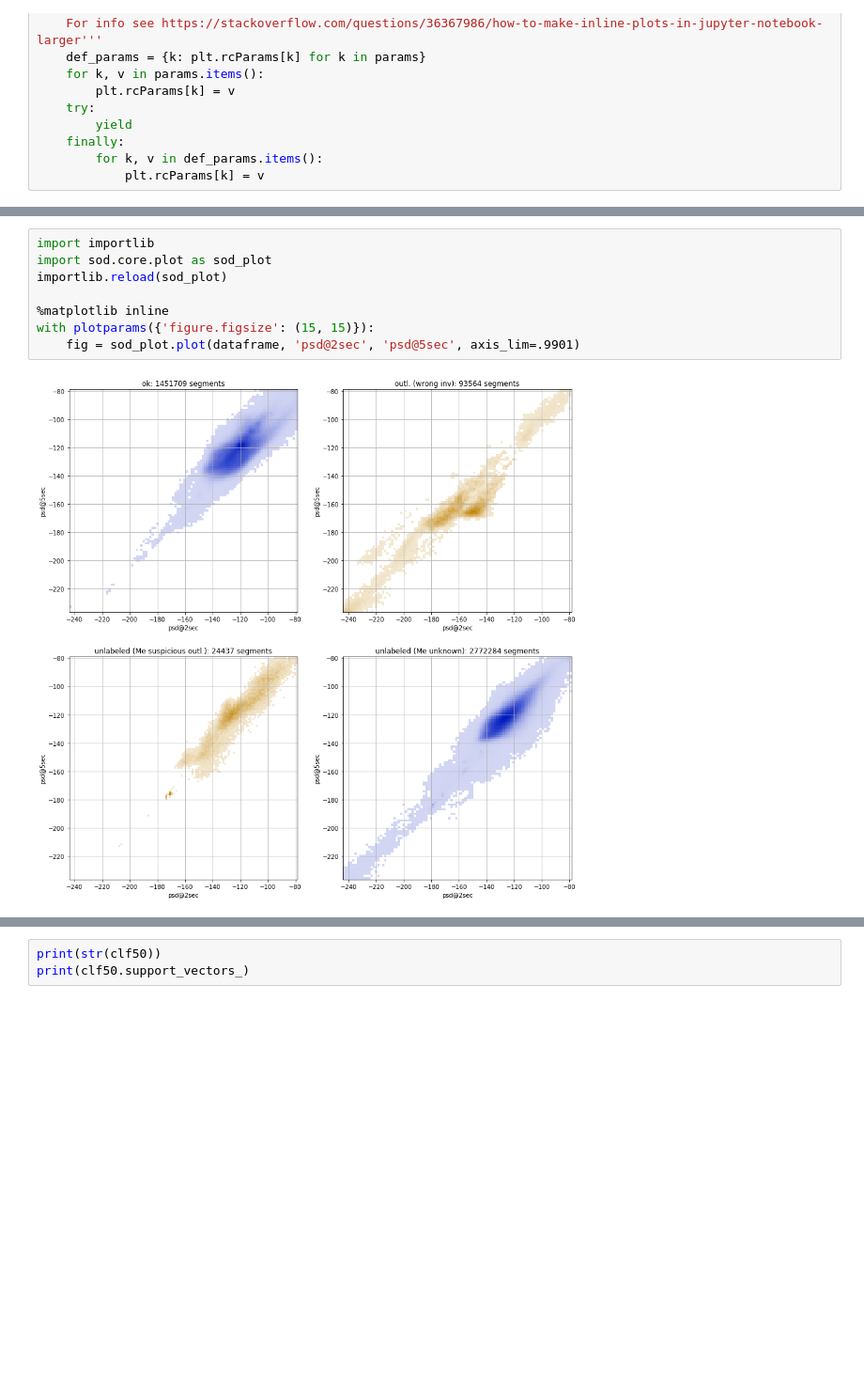
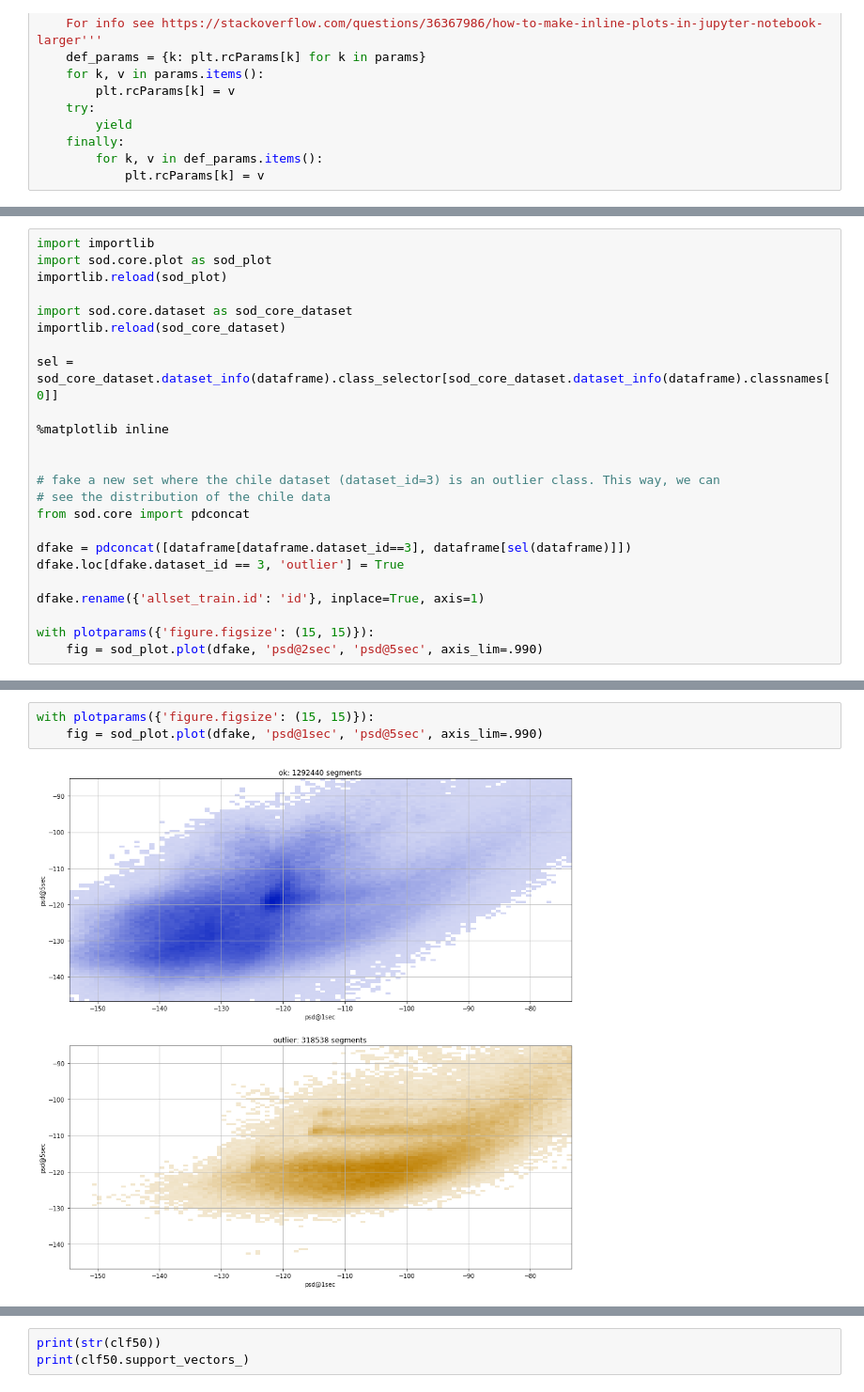
Before and after one commit to rizac/sod, a Jupyter notebook: sod/jupyter/Inspect.dataset.allset_train.ipynb, the cells around one changed output, grey strips where cells are left out. Shown: that part at 94% size. Saved outputs shown, nothing was run; the diff lists cells and outputs as text; blank space fills up the shorter version.

Commit message:
evaluation allset

```diff
--- a/sod/jupyter/Inspect.dataset.allset_train.ipynb
+++ b/sod/jupyter/Inspect.dataset.allset_train.ipynb
@@ -72,0 +132,24 @@ with plotparams({'figure.figsize': (15, 15)}):
+# %%
+import importlib
+import sod.core.plot as sod_plot
+importlib.reload(sod_plot)
+
+import sod.core.dataset as sod_core_dataset
+importlib.reload(sod_core_dataset)
+
+sel = sod_core_dataset.dataset_info(dataframe).class_selector[sod_core_dataset.dataset_info(dataframe).classnames[0]]
+
+%matplotlib inline
+
+
+# fake a new set where the chile dataset (dataset_id=3) is an outlier class. This way, we can
+# see the distribution of the chile data
+from sod.core import pdconcat
+
+dfake = pdconcat([dataframe[dataframe.dataset_id==3], dataframe[sel(dataframe)]])
+dfake.loc[dfake.dataset_id == 3, 'outlier'] = True
+
+dfake.rename({'allset_train.id': 'id'}, inplace=True, axis=1)
+
+with plotparams({'figure.figsize': (15, 15)}):
+    fig = sod_plot.plot(dfake, 'psd@2sec', 'psd@5sec', axis_lim=.990)
@@ -73,10 +158,5 @@ with plotparams({'figure.figsize': (15, 15)}):
 # %%
-import importlib
-import sod.core.plot as sod_plot
-importlib.reload(sod_plot)
-
-%matplotlib inline
 with plotparams({'figure.figsize': (15, 15)}):
-    fig = sod_plot.plot(dataframe, 'psd@2sec', 'psd@5sec', axis_lim=.9901)
+    fig = sod_plot.plot(dfake, 'psd@1sec', 'psd@5sec', axis_lim=.990)
 # %% [output]
-[figure, old version]
+[figure, new version]
```
Also changed, not shown: parts of 7 cells of this notebook, 2 other files.
